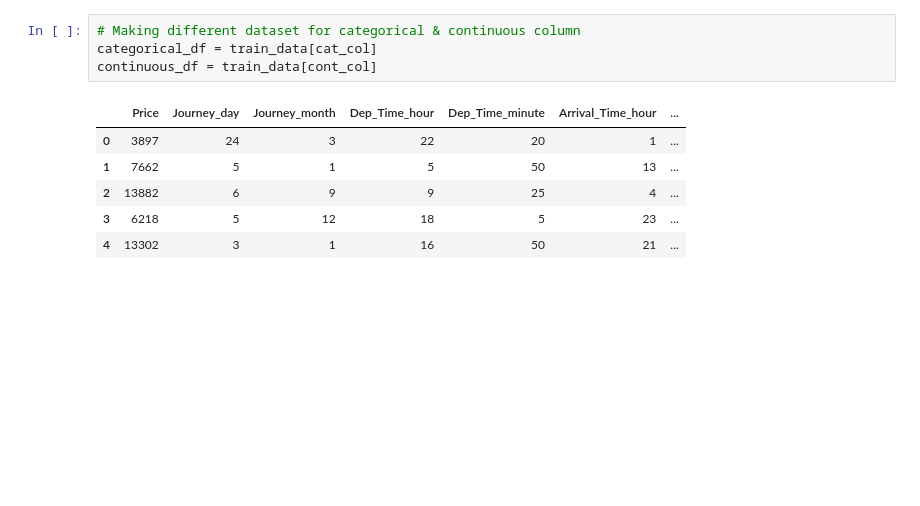
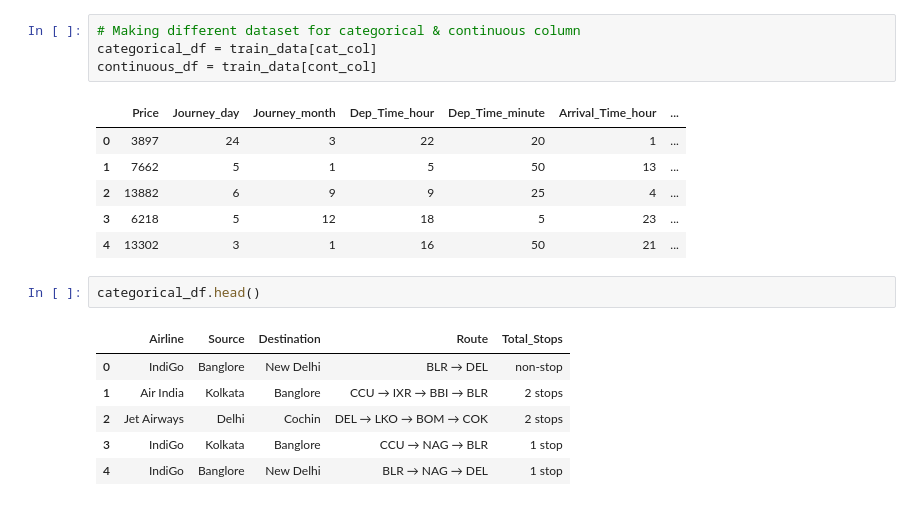
Before and after one commit to cybersaksham/Flight-Fare-Predict, a Jupyter notebook: main.ipynb, the cells around one changed output. Cells and saved outputs as stored; diff of their text form; blank space fills up the shorter version.

```diff
--- a/main.ipynb
+++ b/main.ipynb
@@ -159,3 +160,12 @@ continuous_df = train_data[cont_col]
 | 2 | 13882 | 6 | 9 | 9 | 25 | 4 | ... |
 | 3 | 6218 | 5 | 12 | 18 | 5 | 23 | ... |
 | 4 | 13302 | 3 | 1 | 16 | 50 | 21 | ... |
+# %%
+categorical_df.head()
+# %% [output]
+|  | Airline | Source | Destination | Route | Total_Stops |
+| 0 | IndiGo | Banglore | New Delhi | BLR → DEL | non-stop |
+| 1 | Air India | Kolkata | Banglore | CCU → IXR → BBI → BLR | 2 stops |
+| 2 | Jet Airways | Delhi | Cochin | DEL → LKO → BOM → COK | 2 stops |
+| 3 | IndiGo | Kolkata | Banglore | CCU → NAG → BLR | 1 stop |
+| 4 | IndiGo | Banglore | New Delhi | BLR → NAG → DEL | 1 stop |
```
Also changed, not shown: parts of 4 cells of this notebook.
